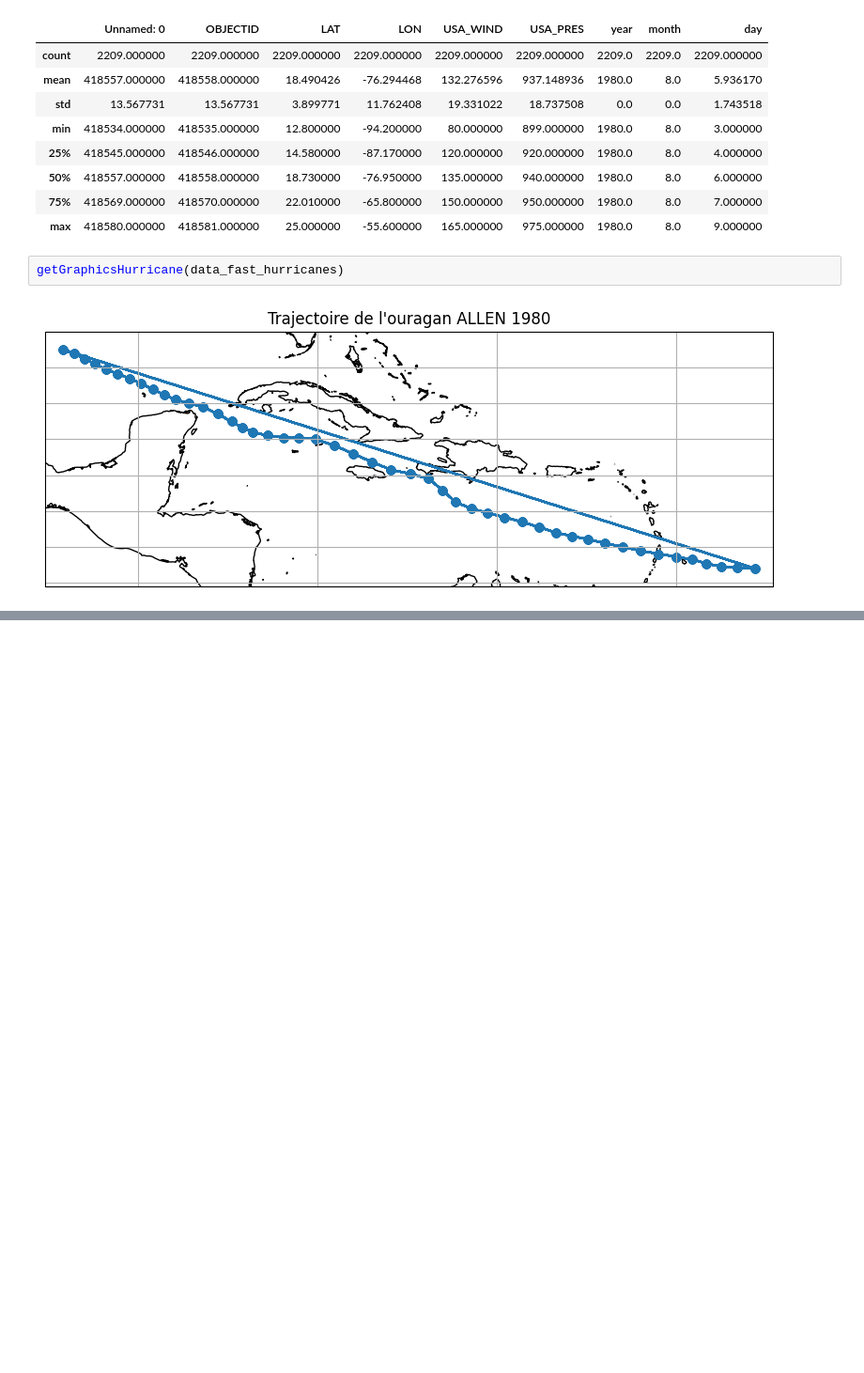
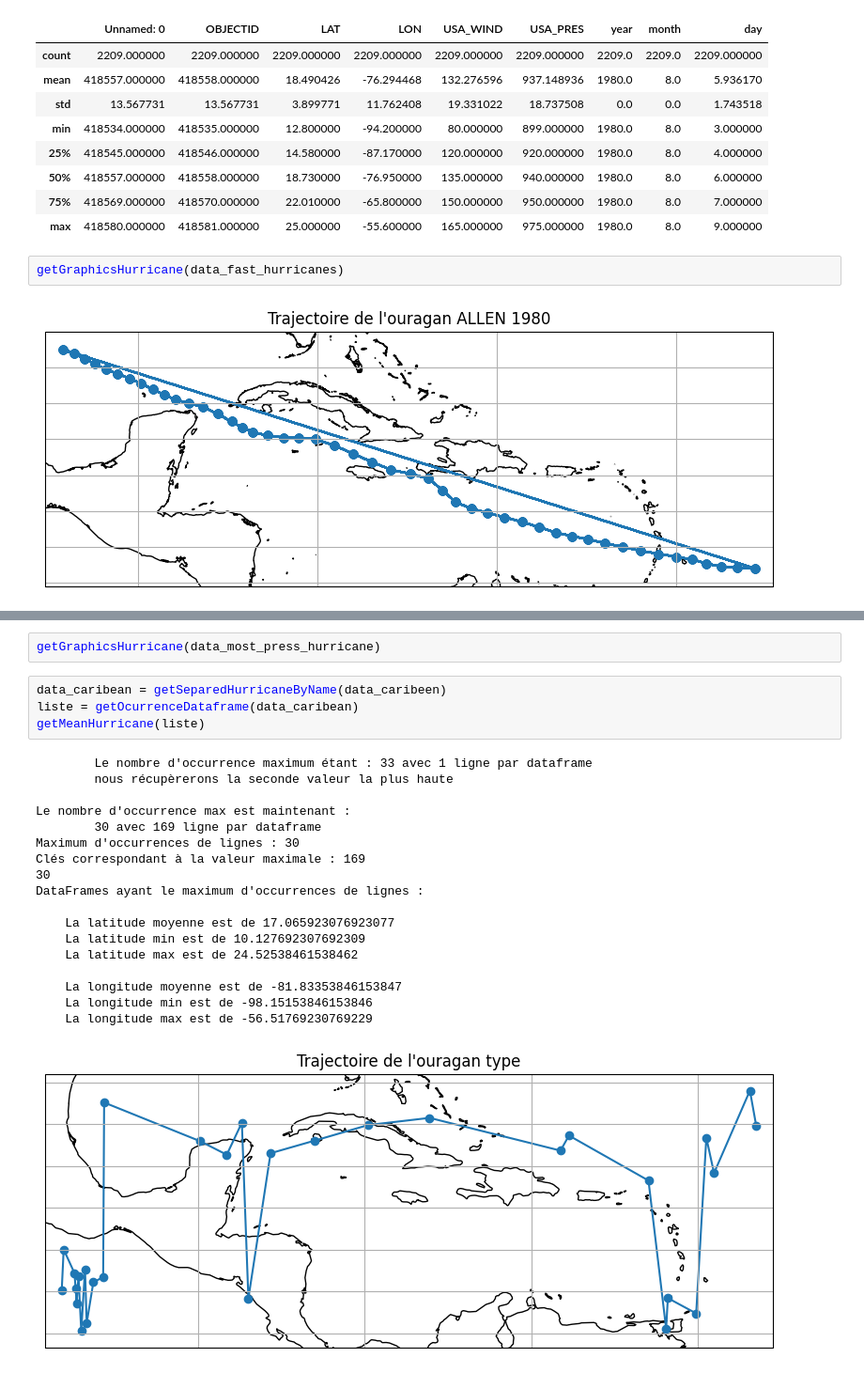
Before and after one commit to FWICSS/HurricaneProject, a Jupyter notebook: Expose.ipynb, the cells around one changed output, grey strips where cells are left out. Shown at 94% size. Saved outputs shown, nothing was run; the diff lists cells and outputs as text; blank space fills up the shorter version.

Commit message:
Modification de l'arborescence ajout de fonction getOccurenceDataframe getMeanHurricane

```diff
--- a/Expose.ipynb
+++ b/Expose.ipynb
@@ -134,0 +149,25 @@ getGraphicsHurricane(data_fast_hurricanes)
+# %%
+getGraphicsHurricane(data_most_press_hurricane)
+# %%
+data_caribean = getSeparedHurricaneByName(data_caribeen)
+liste = getOcurrenceDataframe(data_caribean)
+getMeanHurricane(liste)
+# %% [output]
+        Le nombre d'occurrence maximum étant : 33 avec 1 ligne par dataframe
+        nous récupèrerons la seconde valeur la plus haute
+
+Le nombre d'occurrence max est maintenant :
+        30 avec 169 ligne par dataframe
+Maximum d'occurrences de lignes : 30
+Clés correspondant à la valeur maximale : 169
+30
+DataFrames ayant le maximum d'occurrences de lignes :
+
+    La latitude moyenne est de 17.065923076923077
+    La latitude min est de 10.127692307692309
+    La latitude max est de 24.52538461538462
+
+    La longitude moyenne est de -81.83353846153847
+    La longitude min est de -98.15153846153846
+    La longitude max est de -56.51769230769229
+[figure, added]
```
Also changed, not shown: parts of 3 cells of this notebook, 5 other files.
